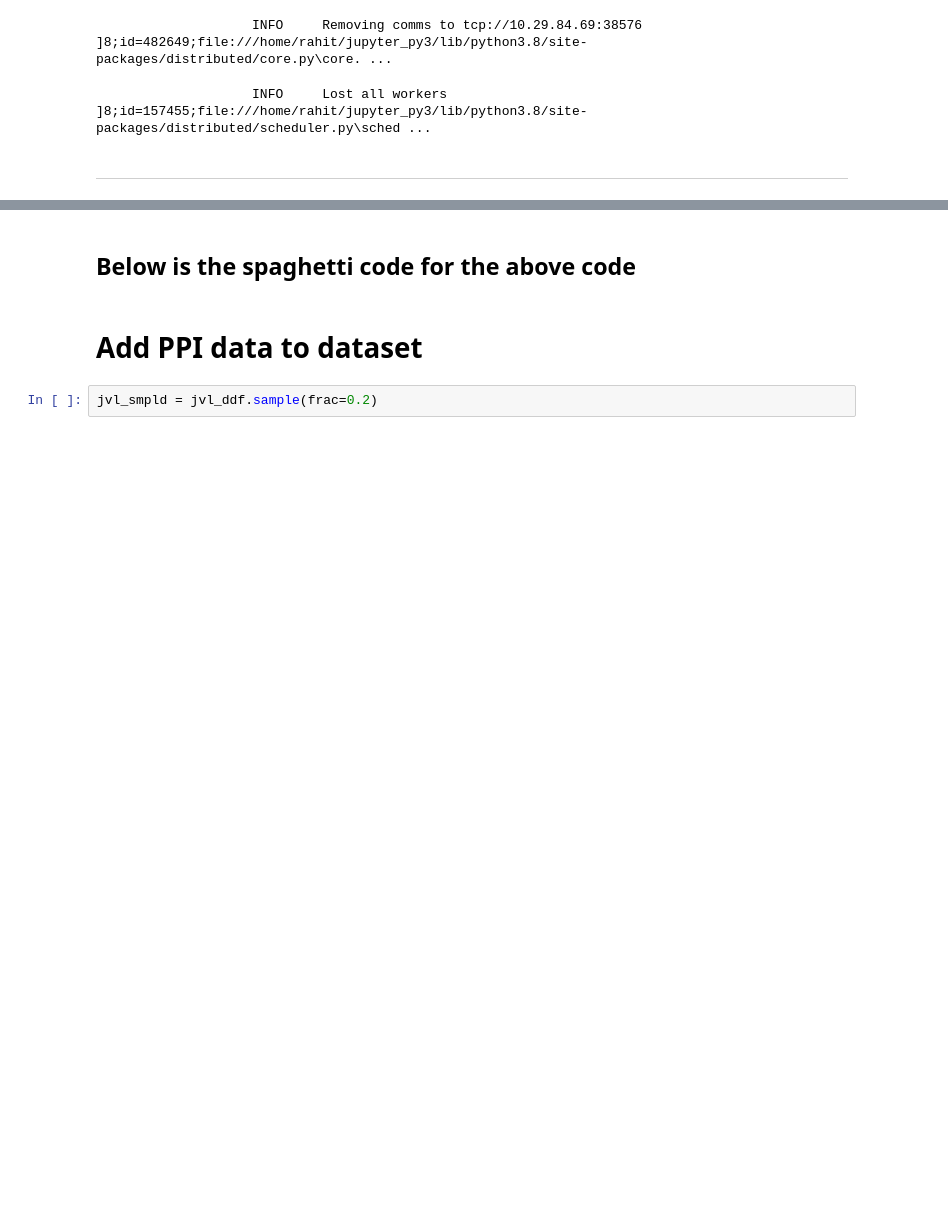
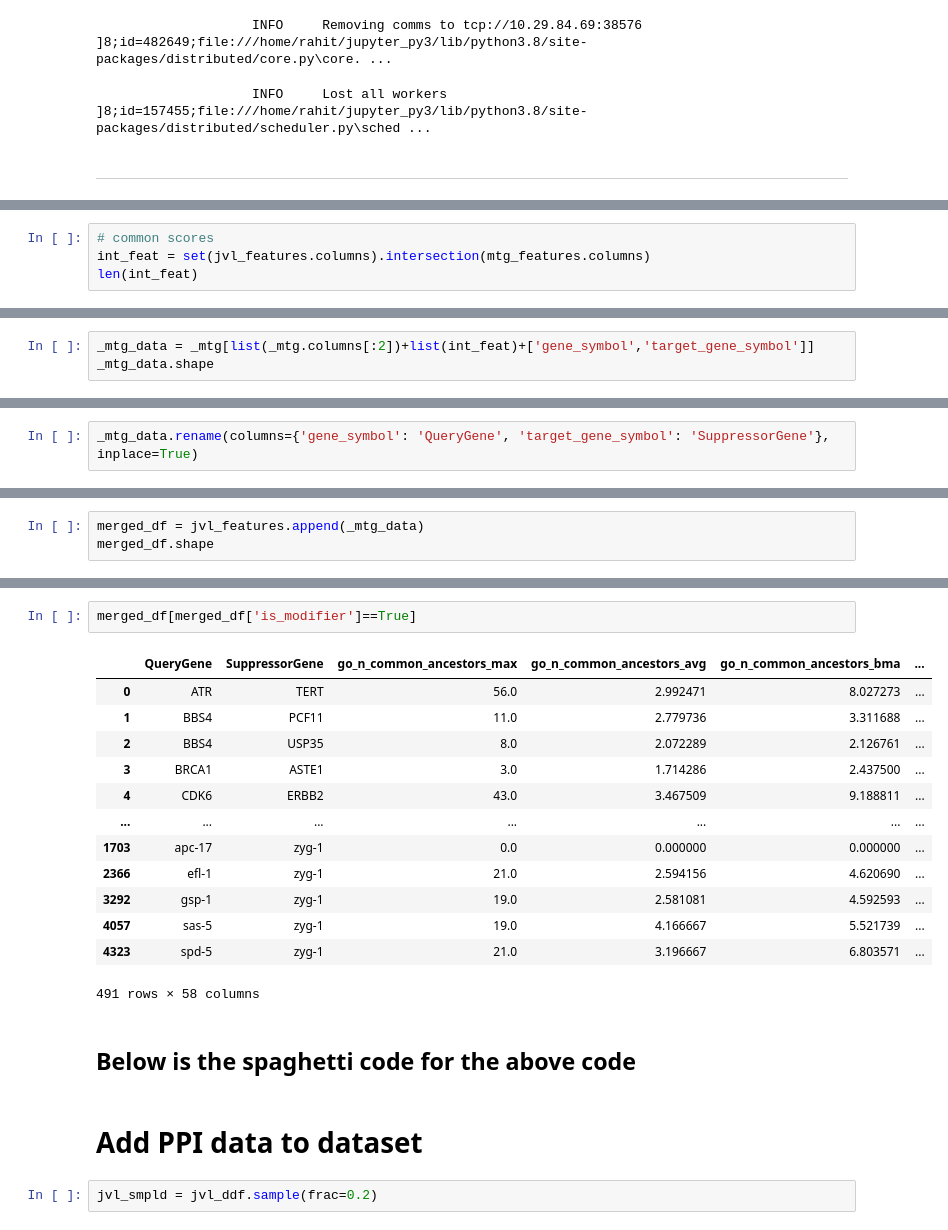
Before and after one commit to MTG-Lab/modspy-data, a Jupyter notebook: notebooks/4_add_stringdb.ipynb, the cells around one changed output, grey strips where cells are left out. Drawn from its saved outputs; the diff is of its cells as text; blank space fills up the shorter version.

```diff
--- a/notebooks/4_add_stringdb.ipynb
+++ b/notebooks/4_add_stringdb.ipynb
@@ -227,0 +330,4 @@ catalog.save('jvl_features', jvl_df)
+# %%
+# common scores
+int_feat = set(jvl_features.columns).intersection(mtg_features.columns)
+len(int_feat)
@@ -227,0 +360,3 @@ catalog.save('jvl_features', jvl_df)
+# %%
+_mtg_data = _mtg[list(_mtg.columns[:2])+list(int_feat)+['gene_symbol','target_gene_symbol']]
+_mtg_data.shape
@@ -227,0 +384,2 @@ catalog.save('jvl_features', jvl_df)
+# %%
+_mtg_data.rename(columns={'gene_symbol': 'QueryGene', 'target_gene_symbol': 'SuppressorGene'}, inplace=True)
@@ -227,0 +411,3 @@ catalog.save('jvl_features', jvl_df)
+# %%
+merged_df = jvl_features.append(_mtg_data)
+merged_df.shape
@@ -228,3 +446,19 @@ catalog.save('jvl_features', jvl_df)
+# %%
+merged_df[merged_df['is_modifier']==True]
+# %% [output]
+|  | QueryGene | SuppressorGene | go_n_common_ancestors_max | go_n_common_ancestors_avg | go_n_common_ancestors_bma | ... |
+| 0 | ATR | TERT | 56.0 | 2.992471 | 8.027273 | ... |
+| 1 | BBS4 | PCF11 | 11.0 | 2.779736 | 3.311688 | ... |
+| 2 | BBS4 | USP35 | 8.0 | 2.072289 | 2.126761 | ... |
+| 3 | BRCA1 | ASTE1 | 3.0 | 1.714286 | 2.437500 | ... |
+| 4 | CDK6 | ERBB2 | 43.0 | 3.467509 | 9.188811 | ... |
+| ... | ... | ... | ... | ... | ... | ... |
+| 1703 | apc-17 | zyg-1 | 0.0 | 0.000000 | 0.000000 | ... |
+| 2366 | efl-1 | zyg-1 | 21.0 | 2.594156 | 4.620690 | ... |
+| 3292 | gsp-1 | zyg-1 | 19.0 | 2.581081 | 4.592593 | ... |
+| 4057 | sas-5 | zyg-1 | 19.0 | 4.166667 | 5.521739 | ... |
+| 4323 | spd-5 | zyg-1 | 21.0 | 3.196667 | 6.803571 | ... |
+491 rows × 58 columns
 # %% [markdown]
 ## Below is the spaghetti code for the above code
 # %% [markdown]
```
Also changed, not shown: parts of 28 cells of this notebook, 1 other file.
